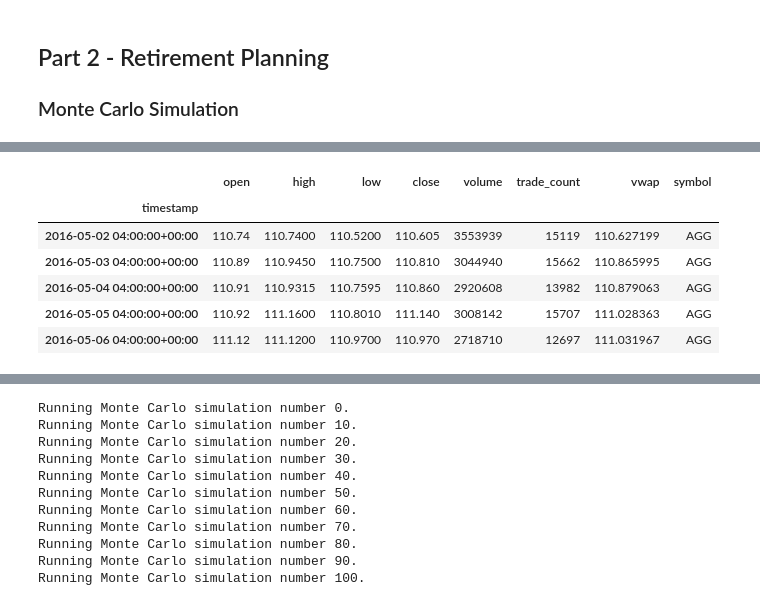
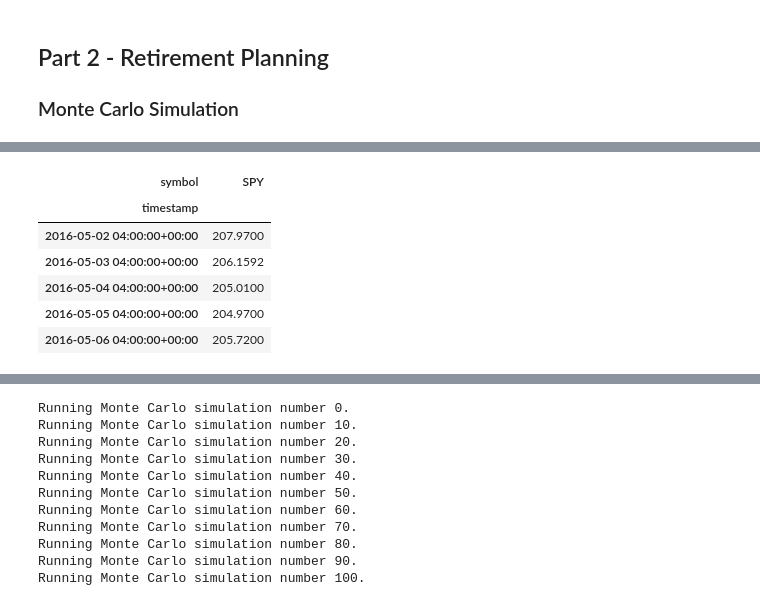
Before and after one commit to kxh3/api-homework05, a Jupyter notebook: 05-APIs/Instructions/Starter_Code/financial-planner.ipynb, the cells around one changed output, grey strips where cells are left out. Saved outputs shown, nothing was run; the diff lists cells and outputs as text; code cells hidden in the pictures.

```diff
--- a/05-APIs/Instructions/Starter_Code/financial-planner.ipynb
+++ b/05-APIs/Instructions/Starter_Code/financial-planner.ipynb
@@ -160,19 +192,20 @@ end_date = pd.Timestamp('2021-05-01', tz='America/New_York').isoformat()
 # %%
-# Get 5 years' worth of historical data for SPY and AGG
+# Get 5 years' worth of historical data for SPY
 # (use a limit=1000 parameter to call the most recent 1000 days of data)
-tickers = ["AGG", "SPY"]
-df_stock_data = api.get_bars(tickers,
+tickers = ["SPY"]
+df_spy_data = api.get_bars(tickers,
 TimeFrame.Day,
 start=start_date,
 end=end_date, limit=1000).df
 
 # Display sample data
-df_stock_data.head()
+spy_closes = df_spy_data.pivot_table(values="close", index="timestamp", columns="symbol")
+spy_closes.head()
 # %% [output]
-|  | open | high | low | close | volume | trade_count | vwap | symbol |
-| timestamp |  |  |  |  |  |  |  |  |
-| 2016-05-02 04:00:00+00:00 | 110.74 | 110.7400 | 110.5200 | 110.605 | 3553939 | 15119 | 110.627199 | AGG |
-| 2016-05-03 04:00:00+00:00 | 110.89 | 110.9450 | 110.7500 | 110.810 | 3044940 | 15662 | 110.865995 | AGG |
-| 2016-05-04 04:00:00+00:00 | 110.91 | 110.9315 | 110.7595 | 110.860 | 2920608 | 13982 | 110.879063 | AGG |
-| 2016-05-05 04:00:00+00:00 | 110.92 | 111.1600 | 110.8010 | 111.140 | 3008142 | 15707 | 111.028363 | AGG |
-| 2016-05-06 04:00:00+00:00 | 111.12 | 111.1200 | 110.9700 | 110.970 | 2718710 | 12697 | 111.031967 | AGG |
+| symbol | SPY |
+| timestamp |  |
+| 2016-05-02 04:00:00+00:00 | 207.9700 |
+| 2016-05-03 04:00:00+00:00 | 206.1592 |
+| 2016-05-04 04:00:00+00:00 | 205.0100 |
+| 2016-05-05 04:00:00+00:00 | 204.9700 |
+| 2016-05-06 04:00:00+00:00 | 205.7200 |
```
Also changed, not shown: parts of 19 cells of this notebook.
